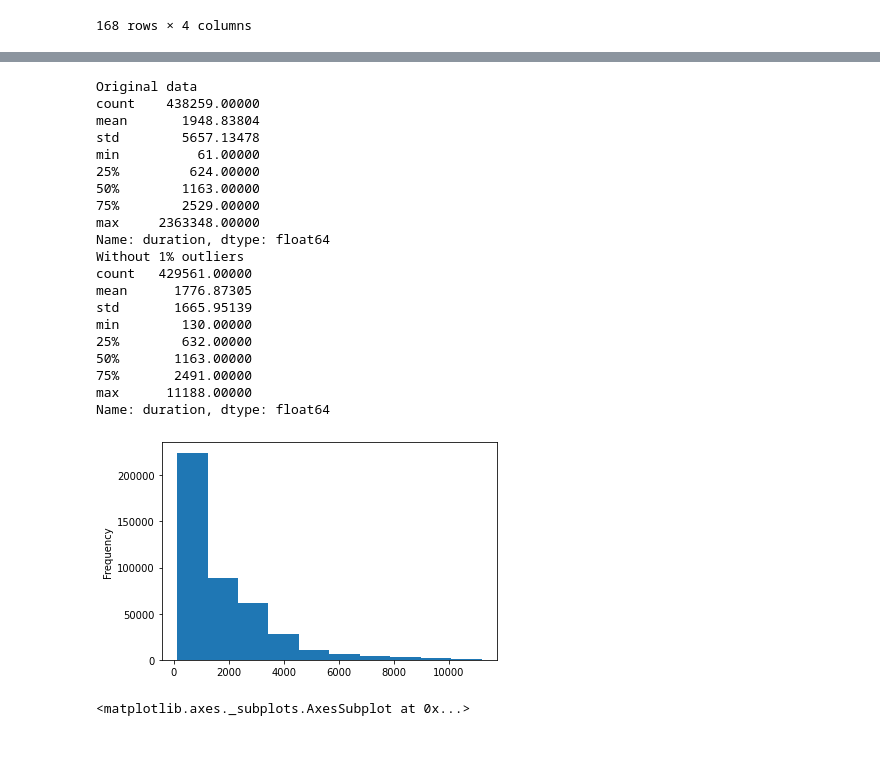
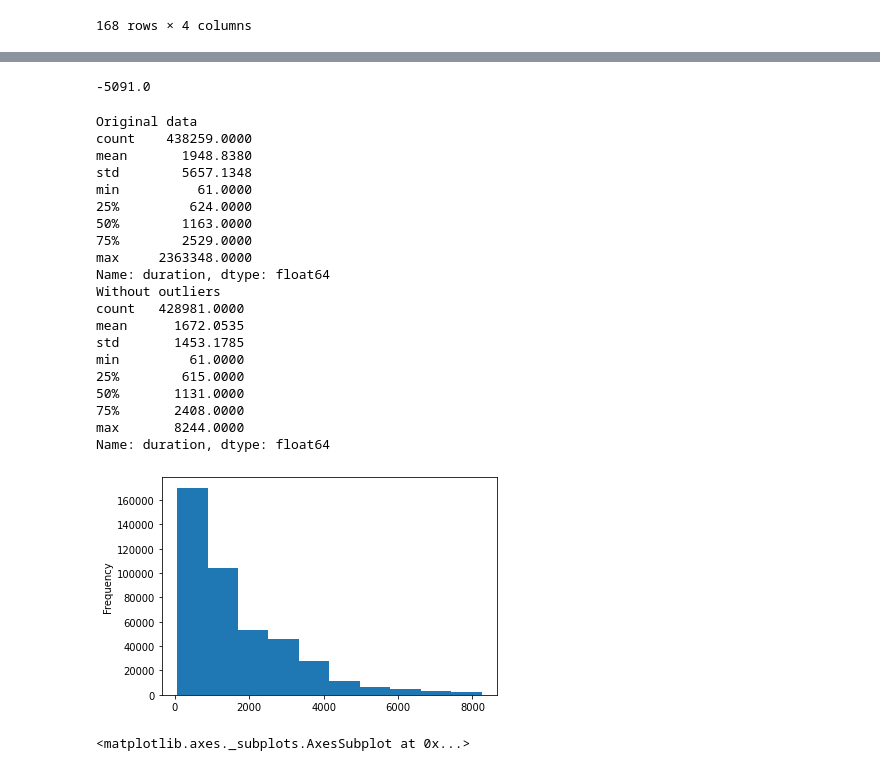
Before and after one commit to EllFox/Python_Bikes_in_Edinburgh_Analysis, a Jupyter notebook: Python_projekt.ipynb, the cells around one changed output, grey strips where cells are left out. Cells and saved outputs as stored; diff of their text form; code cells hidden in the pictures.

```diff
--- a/Python_projekt.ipynb
+++ b/Python_projekt.ipynb
@@ -60,14 +84,8 @@ from math import acos, cos, sin, sqrt
 # %%
 conn_string = "mysql+pymysql://data-student:u9AB6hWGsNkNcRDm@data.engeto.com/data_academy_02_2022"
 engeto_data_conn = sqlalchemy.create_engine(conn_string)
+
+query_bikes = "https://drive.google.com/file/d/1r-bF5DHghpXzV79g3IDPnEf4wBk7sSbS/view?usp=sharing"
+query_weather = "https://drive.google.com/file/d/19fp5dNLW2vH_0hFY24pHqU953ZwiV-2x/view?usp=sharing"
 # %% [markdown]
 **Export dat z DB a uložení tabulek do Pandas dataframů**
-# %%
-query_bikes = """
-  SELECT
-    *
-  FROM
-    edinburgh_bikes
-              """
-
-df_bikes = pd.read_sql(query_bikes, engeto_data_conn)
@@ -82,0 +92,4 @@ df_weather = pd.read_sql(query_weather, engeto_data_conn)
+# %%
+PathBikes = 'https://drive.google.com/uc?export=download&id='+query_bikes.split('/')[-2]
+
+df_bikes = pd.read_csv(PathBikes,float_precision='high')
@@ -387,35 +687,46 @@ Boxplot očištěných hodnot
+# %%
+Q1 = df_bikes['duration'].quantile(.25)
+Q3 = df_bikes['duration'].quantile(.75)
+IQR = (Q3 - Q1) * 1.5
+StrongOutlier = (Q3 - Q1) * 3
+DownOutliers = Q1 - StrongOutlier
+UpOutliers = Q3 + StrongOutlier
+print(DownOutliers)
+# %% [output]
+-5091.0
 # %%
 df_bikes['duration'].astype('float64')
-OutliersOut = df_bikes['duration'][df_bikes['duration'].between(df_bikes['duration'].quantile(.01),df_bikes['duration'].quantile(.99))]
+OutliersOut = df_bikes[df_bikes['duration'] <= UpOutliers]
+OutliersOut.head()
 print("Original data")
 print(df_bikes['duration'].describe())
-print("Without 1% outliers")
-print(OutliersOut.describe())
-OutliersOut.plot.hist()
+print("Without outliers")
+print(OutliersOut['duration'].describe())
+OutliersOut['duration'].plot.hist()
 LowOutliers = df_bikes[df_bikes['duration'].between(df_bikes['duration'].quantile(.00),df_bikes['duration'].quantile(.01))]
 HighOutliers = df_bikes[df_bikes['duration'].between(df_bikes['duration'].quantile(.99),df_bikes['duration'].quantile(1))]
 # %% [output]
 Original data
-count    438259.00000
-mean       1948.83804
-std        5657.13478
-min          61.00000
-25%         624.00000
-50%        1163.00000
-75%        2529.00000
-max     2363348.00000
+count    438259.0000
+mean       1948.8380
+std        5657.1348
+min          61.0000
+25%         624.0000
+50%        1163.0000
+75%        2529.0000
+max     2363348.0000
 Name: duration, dtype: float64
-Without 1% outliers
-count   429561.00000
-mean      1776.87305
-std       1665.95139
-min        130.00000
-25%        632.00000
-50%       1163.00000
-75%       2491.00000
-max      11188.00000
+Without outliers
+count   428981.0000
+mean      1672.0535
+std       1453.1785
+min         61.0000
+25%        615.0000
+50%       1131.0000
+75%       2408.0000
+max       8244.0000
 Name: duration, dtype: float64
-[figure, old version]
+[figure, new version]
 # %%
 OutliersOut.plot.box()
 # %% [output]
```
Also changed, not shown: parts of 44 cells of this notebook.
